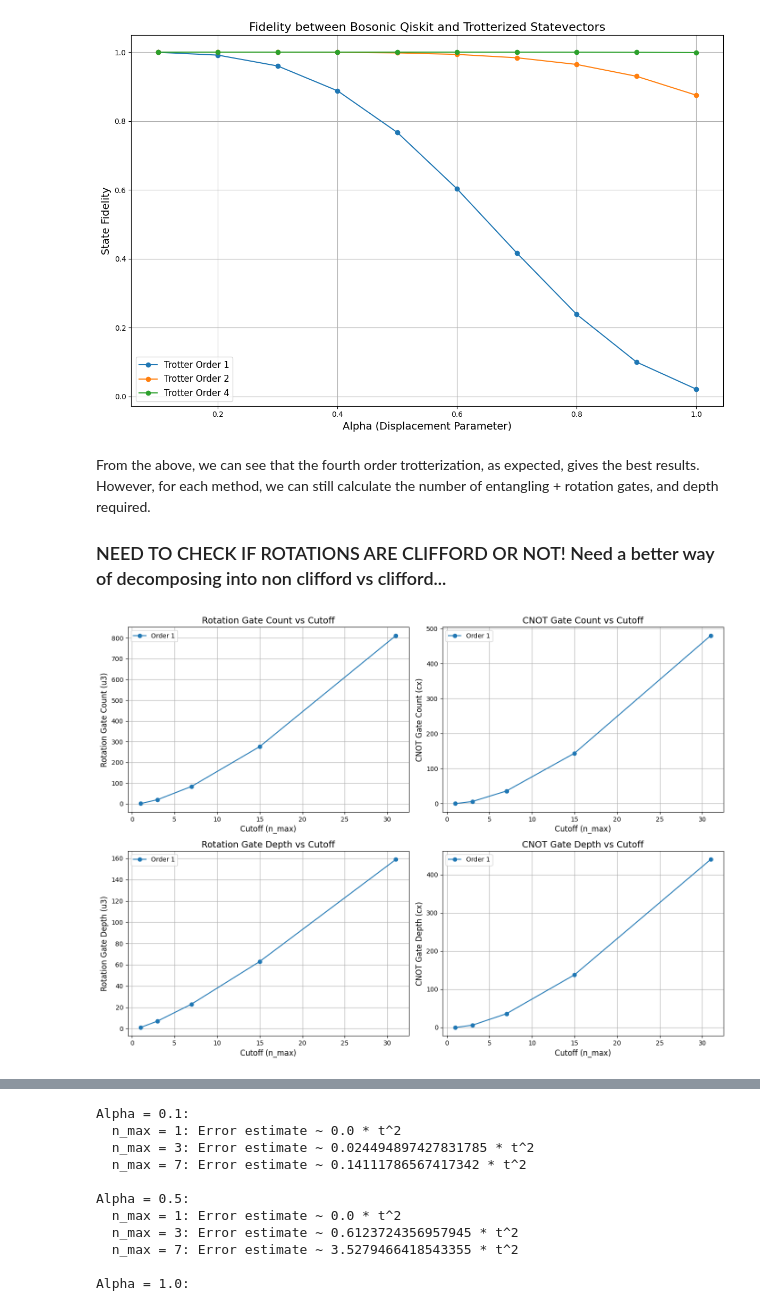
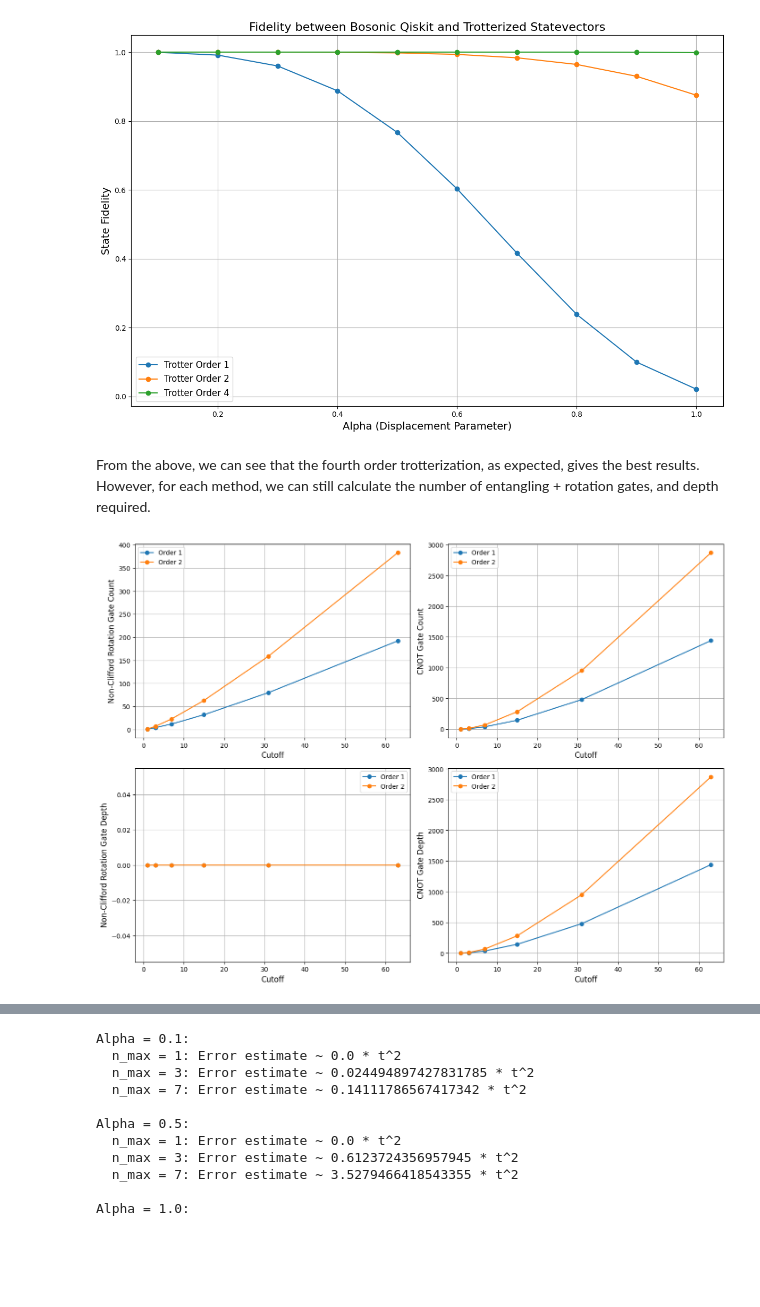
Before and after one commit to samgodwood/bosonic-qiskit, a Jupyter notebook: playground/bosonic_operator_costs/displacement/arxiv2407_10381.ipynb, the cells around one changed output, grey strips where cells are left out. Drawn from its saved outputs; the diff is of its cells as text; code cells hidden in the pictures; blank space fills up the shorter version.

Commit message:
Add correct non-clifford counts

```diff
--- a/playground/bosonic_operator_costs/displacement/arxiv2407_10381.ipynb
+++ b/playground/bosonic_operator_costs/displacement/arxiv2407_10381.ipynb
@@ -206,8 +190,6 @@ plt.show()
 [figure]
 # %% [markdown]
 From the above, we can see that the fourth order trotterization, as expected, gives the best results. However, for each method, we can still calculate the number of entangling + rotation gates, and depth required.
-
-### NEED TO CHECK IF ROTATIONS ARE CLIFFORD OR NOT! Need a better way of decomposing into non clifford vs clifford...
 # %%
 # =============================================================================
 # Parameters for Gate Count Analysis
@@ -218,11 +200,12 @@ num_timesteps = 1
 dt = evolution_time / num_timesteps #just a single trotter step
 
 # Trotter orders to consider
-trotter_orders = [1]
+trotter_orders = [1, 2]
 
 # Range of num_qubits_per_mode values to simulate different cutoffs
-qubit_counts = range(1, 6)  # For example, qubit counts from 1 to 4
-cutoff_values = [2**q - 1 for q in qubit_counts]  # Corresponding n_max values
+qubit_counts = range(1, 7)
+cutoff_values = [2**q - 1 for q in qubit_counts]  # Corresponding cutoffs
+num_modes = 1
 
 # Dictionaries to store results: structure {order: [values for each cutoff]}
 rotation_gate_counts = {order: [] for order in trotter_orders}
@@ -233,30 +216,26 @@ cnot_depths        = {order: [] for order in trotter_orders}
 # =============================================================================
 # Loop Over Cutoff Values and Compute Gate Counts and Depths for Each Order
 # =============================================================================
-for q in qubit_counts:
-    num_qubits_per_mode = q
-    n_max = 2**num_qubits_per_mode - 1
-    num_modes = 1
-
+for cutoff in cutoff_values:
     # Create initial state and Hamiltonian for current cutoff
-    initial_state = define_initial_state(num_modes, n_max)
-    hamiltonian_matrix = displacement_hamiltonian(n_max, alpha_fixed)
+    initial_state = define_initial_state(num_modes, cutoff)
+    hamiltonian_matrix = displacement_hamiltonian(cutoff, alpha_fixed)
     H = SparsePauliOp.from_operator(Operator(hamiltonian_matrix))
 
     # Loop over each Trotter order
     for order in trotter_orders:
         # Get the decomposed Trotter circuit for the given order
-        circuit = get_trotter_circuit(H, dt, initial_state, order=order).decompose(reps=3)
+        circuit = get_trotter_circuit(H, dt, initial_state, order=order).decompose(reps=1)
 
         # Count gates and compute depths using transpilation
         gate_counts = circuit.count_ops()
-        r_gate_count = gate_counts.get('u3', 0)   # Rotation (u3) gate count
+        r_gate_count = gate_counts.get('rz', 0)
+        r_gate_count += gate_counts.get('ry', 0)
         cnot_gate_count = gate_counts.get('cx', 0)  # CNOT gate count
 
         # Transpile circuit to measure depths for specific gates
-        transpiled_circuit = transpile(circuit, basis_gates=['u3','cx'])
-        r_depth = transpiled_circuit.depth(lambda instr: instr.operation.name == 'u3')
-        cnot_depth = transpiled_circuit.depth(lambda instr: instr.operation.name == 'cx')
+        r_depth = circuit.depth(lambda instr: instr.operation.name == 'u3') ###needs to be fixed
+        cnot_depth = circuit.depth(lambda instr: instr.operation.name == 'cx')
 
         # Store the counts and depths
         rotation_gate_counts[order].append(r_gate_count)
@@ -265,47 +244,43 @@ for q in qubit_counts:
         cnot_depths[order].append(cnot_depth)
 
 # =============================================================================
-# Plotting all metrics in a 2x2 subplot grid
+# Plotting in a 2x2 grid
 # =============================================================================
 fig, axs = plt.subplots(2, 2, figsize=(14, 10))
 
 # Rotation Gate Count vs Cutoff
 for order in trotter_orders:
     axs[0, 0].plot(cutoff_values, rotation_gate_counts[order], marker='o', label=f'Order {order}')
-axs[0, 0].set_xlabel('Cutoff (n_max)', fontsize=12)
-axs[0, 0].set_ylabel('Rotation Gate Count (u3)', fontsize=12)
-axs[0, 0].set_title('Rotation Gate Count vs Cutoff', fontsize=14)
+axs[0, 0].set_xlabel('Cutoff', fontsize=12)
+axs[0, 0].set_ylabel('Non-Clifford Rotation Gate Count', fontsize=12)
 axs[0, 0].legend()
 axs[0, 0].grid(True)
 
 # CNOT Gate Count vs Cutoff
 for order in trotter_orders:
     axs[0, 1].plot(cutoff_values, cnot_gate_counts[order], marker='o', label=f'Order {order}')
-axs[0, 1].set_xlabel('Cutoff (n_max)', fontsize=12)
-axs[0, 1].set_ylabel('CNOT Gate Count (cx)', fontsize=12)
-axs[0, 1].set_title('CNOT Gate Count vs Cutoff', fontsize=14)
+axs[0, 1].set_xlabel('Cutoff', fontsize=12)
+axs[0, 1].set_ylabel('CNOT Gate Count', fontsize=12)
 axs[0, 1].legend()
 axs[0, 1].grid(True)
 
 # Rotation Gate Depth vs Cutoff
 for order in trotter_orders:
     axs[1, 0].plot(cutoff_values, rotation_depths[order], marker='o', label=f'Order {order}')
-axs[1, 0].set_xlabel('Cutoff (n_max)', fontsize=12)
-axs[1, 0].set_ylabel('Rotation Gate Depth (u3)', fontsize=12)
-axs[1, 0].set_title('Rotation Gate Depth vs Cutoff', fontsize=14)
+axs[1, 0].set_xlabel('Cutoff', fontsize=12)
+axs[1, 0].set_ylabel('Non-Clifford Rotation Gate Depth', fontsize=12)
 axs[1, 0].legend()
 axs[1, 0].grid(True)
 
 # CNOT Gate Depth vs Cutoff
 for order in trotter_orders:
     axs[1, 1].plot(cutoff_values, cnot_depths[order], marker='o', label=f'Order {order}')
-axs[1, 1].set_xlabel('Cutoff (n_max)', fontsize=12)
-axs[1, 1].set_ylabel('CNOT Gate Depth (cx)', fontsize=12)
-axs[1, 1].set_title('CNOT Gate Depth vs Cutoff', fontsize=14)
+axs[1, 1].set_xlabel('Cutoff', fontsize=12)
+axs[1, 1].set_ylabel('CNOT Gate Depth', fontsize=12)
 axs[1, 1].legend()
 axs[1, 1].grid(True)
 
 plt.tight_layout()
 plt.show()
 # %% [output]
-[figure, old version]
+[figure, new version]
```
Also changed, not shown: parts of 9 cells of this notebook.
